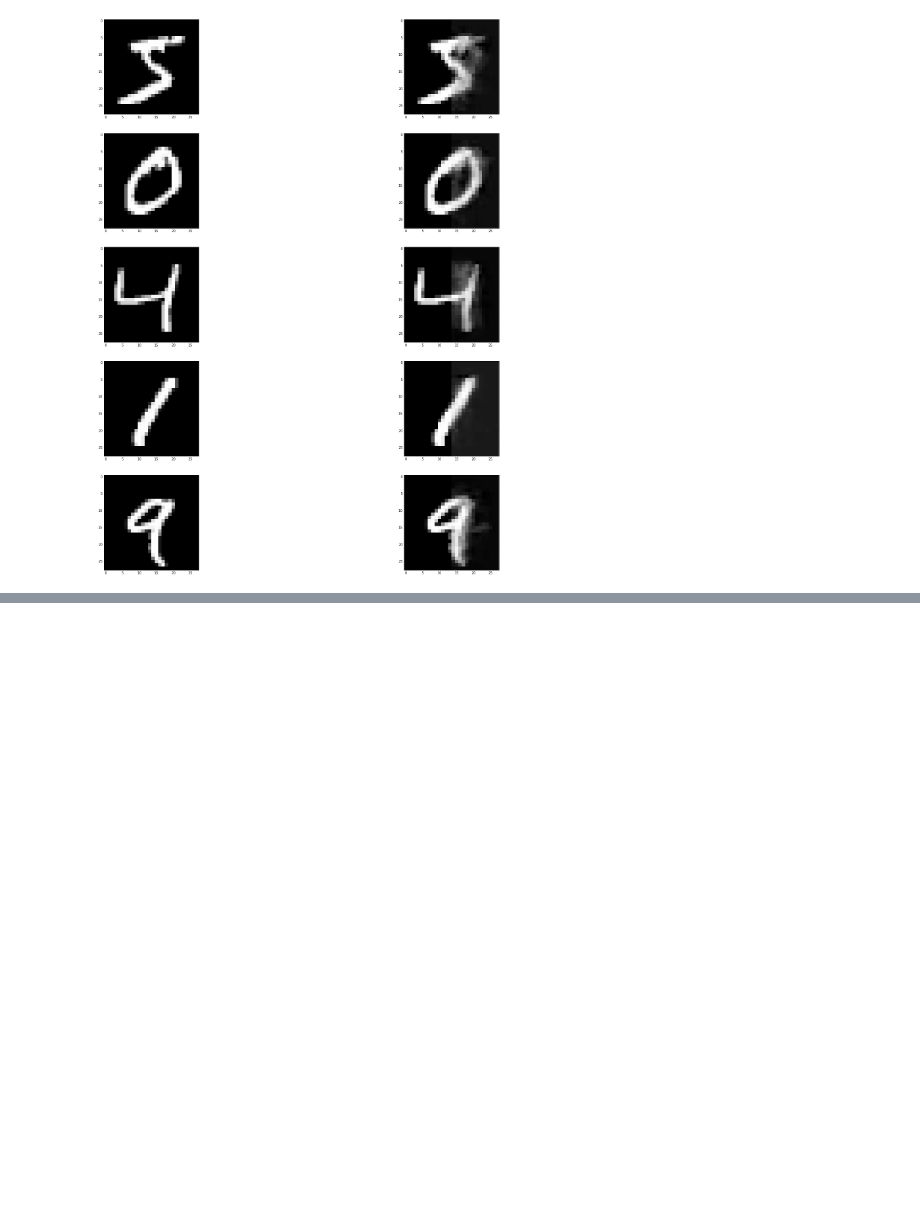
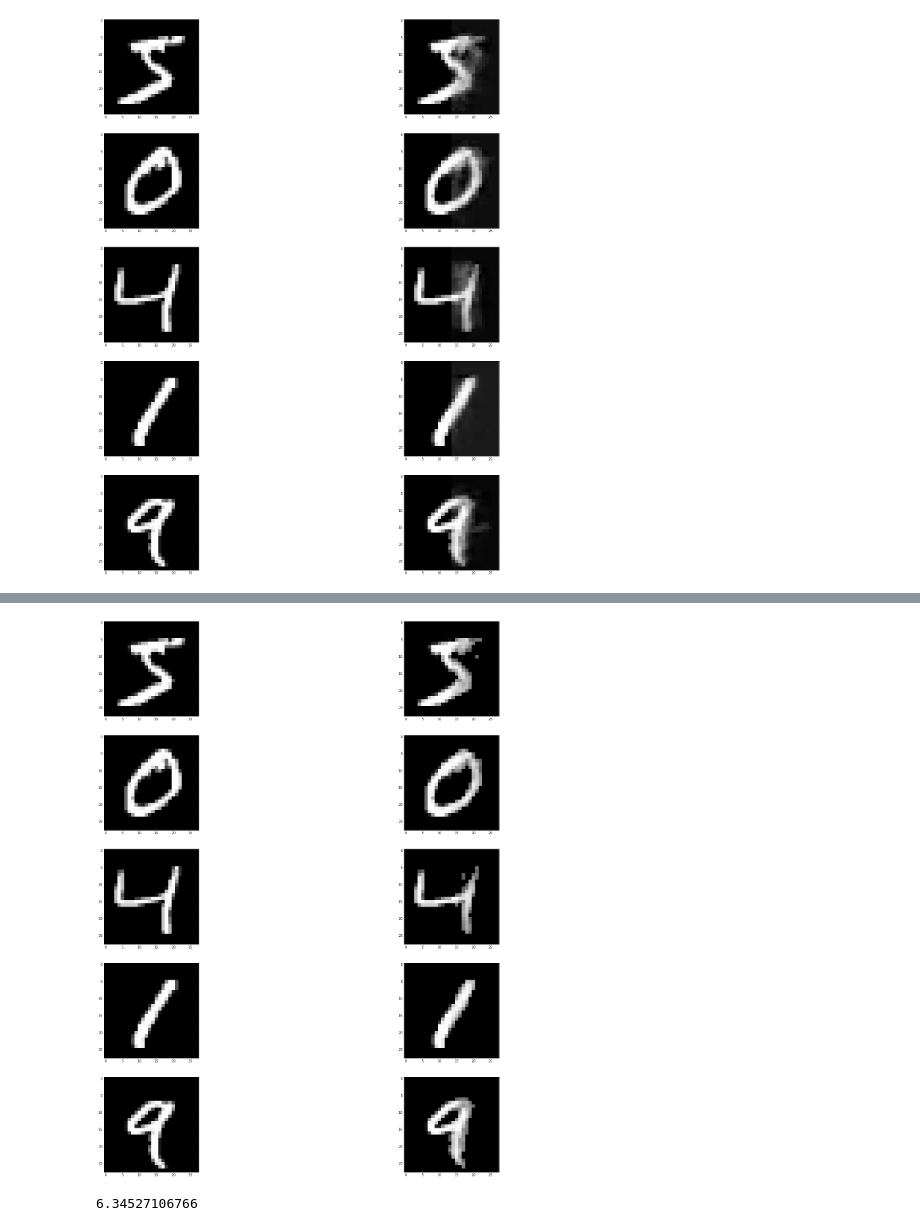
Before and after one commit to ehlemur-zz/BP, a Jupyter notebook: SOP Scratchpad.ipynb, the cells around one changed output, grey strips where cells are left out. Cells and saved outputs as stored; diff of their text form; code cells hidden in the pictures; blank space fills up the shorter version.

```diff
--- a/SOP Scratchpad.ipynb
+++ b/SOP Scratchpad.ipynb
@@ -461,0 +459,7 @@ plot_many(MNIST_SHAPE, 2, mnist_training[:5], rr_digits_training_threshold)
+# %%
+rrp_training_threshold, rr_digits_training_threshold = mnist_threshold(rrp_training, mnist_training_l[:5])
+plot_many(MNIST_SHAPE, 2, mnist_training[:5], rr_digits_training_threshold)
+print MSE(rrp_training_threshold, mnist_training_r[:5])
+# %% [output]
+[figure, added]
+6.34527106766
```
Also changed, not shown: parts of 2 cells of this notebook.
